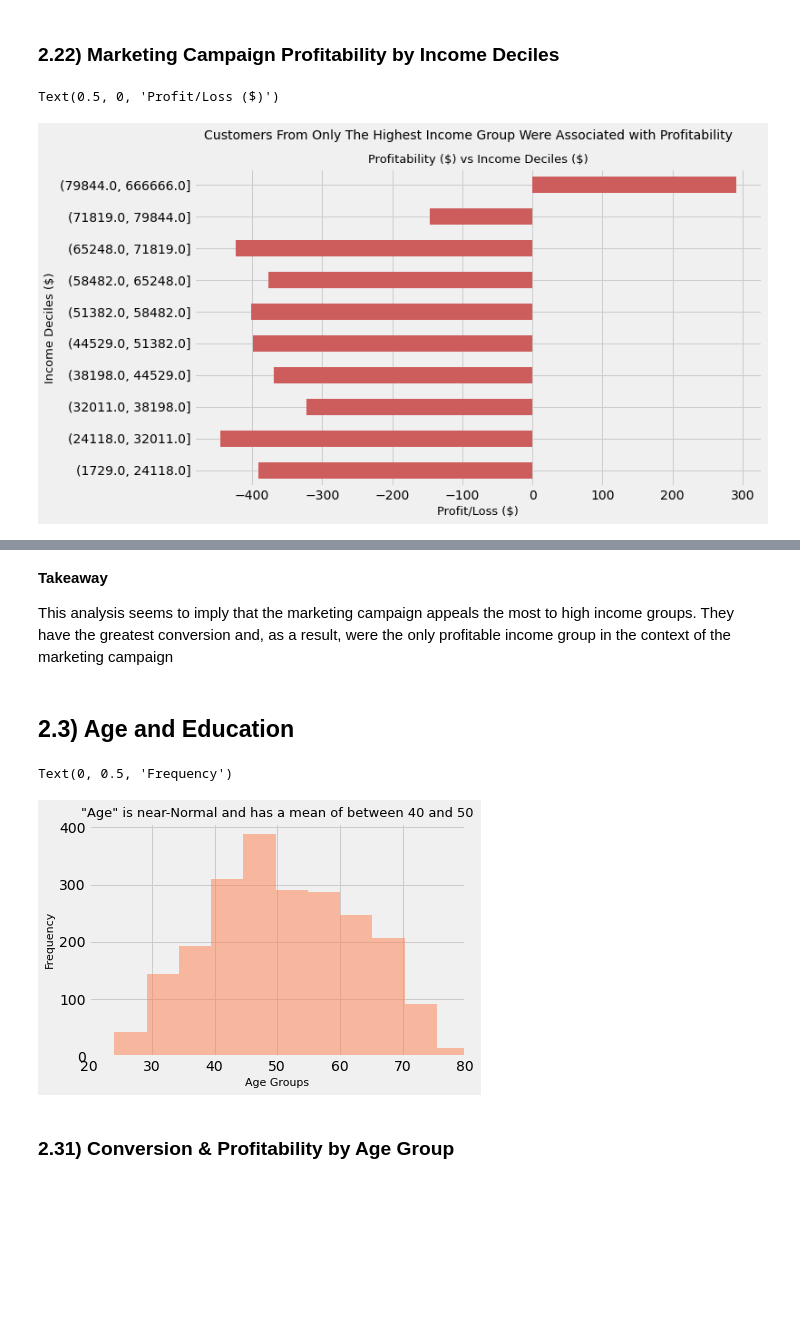
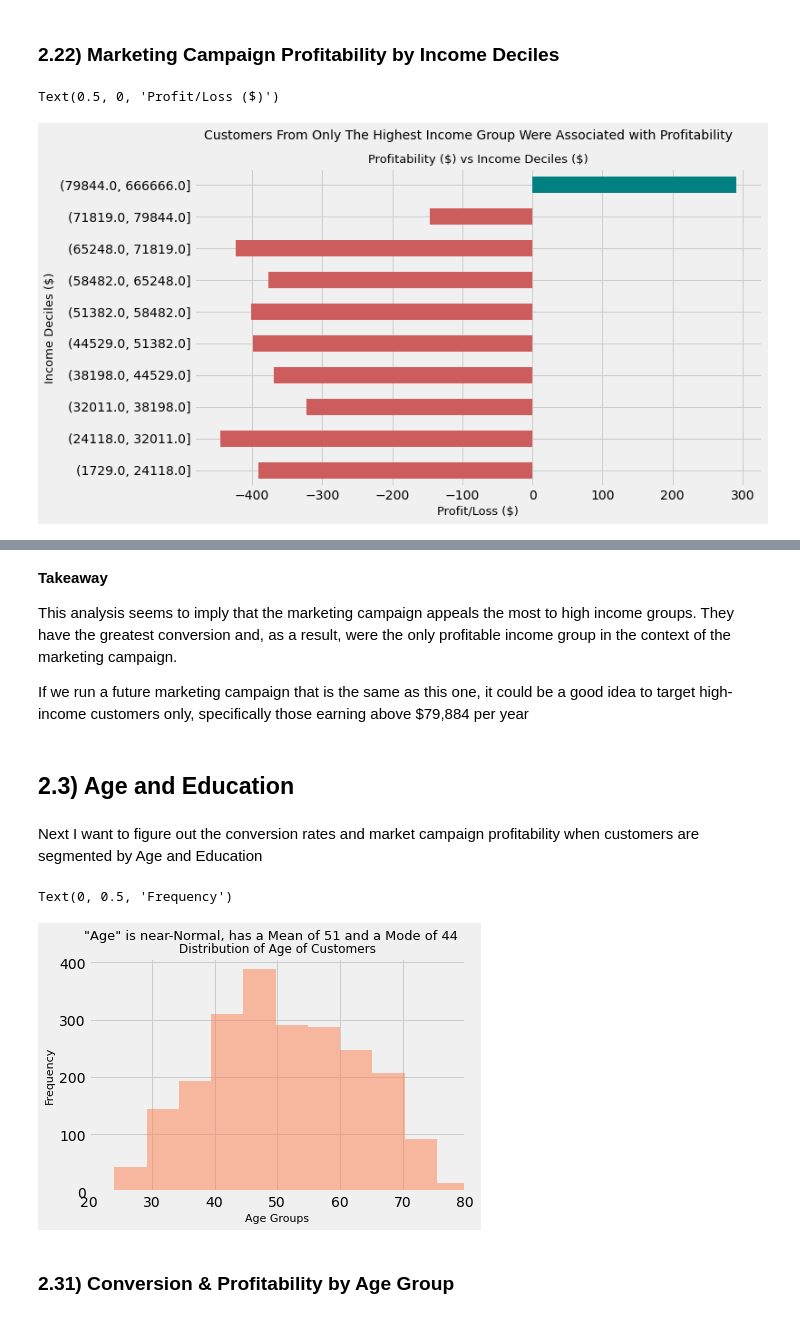
Before and after one commit to Taimur-Shabbir/in-progress-projects, a Jupyter notebook: CRM Analytics Project.ipynb, the cells around one changed output, grey strips where cells are left out. Saved outputs shown, nothing was run; the diff lists cells and outputs as text; code cells hidden in the pictures; blank space fills up the shorter version.

Commit message:
started date analysis + added markdown

```diff
--- a/CRM Analytics Project.ipynb
+++ b/CRM Analytics Project.ipynb
@@ -327,8 +327,15 @@ income_vs_conv.sort_values(by = 'Conversion Rate (%)', ascending = False)
 # %% [markdown]
 ### 2.22) Marketing Campaign Profitability by Income Deciles
 # %%
+lc = 'indianred'
+pc = 'teal'
+
 data.groupby('Income Deciles')['Profit'].sum().plot(kind = 'barh',
-                                                    color = 'indianred',
+                                                    color = [lc, lc,
+                                                             lc, lc,
+                                                             lc, lc,
+                                                             lc, lc,
+                                                             lc, pc],
                                                     figsize = (10, 6))
 
 
@@ -339,7 +346,7 @@ plt.ylabel('Income Deciles ($)', size = 13)
 plt.xlabel('Profit/Loss ($)', size = 13)
 # %% [output]
 Text(0.5, 0, 'Profit/Loss ($)')
-[figure, old version]
+[figure, new version]
 # %% [markdown]
 We have suffered losses in each and every single customer group except the highest incoming earning group when segmented by Income level.
 
@@ -347,22 +354,27 @@ This latter group were responsible for \\$291 in profit. Conversely, the greates
 # %% [markdown]
 **Takeaway**
 
-This analysis seems to imply that the marketing campaign appeals the most to high income groups. They have the greatest conversion and, as a result, were the only profitable income group in the context of the marketing campaign
+This analysis seems to imply that the marketing campaign appeals the most to high income groups. They have the greatest conversion and, as a result, were the only profitable income group in the context of the marketing campaign.
+
+If we run a future marketing campaign that is the same as this one, it could be a good idea to target high-income customers only, specifically those earning above $79,884 per year
 # %% [markdown]
 ## 2.3) Age and Education
+# %% [markdown]
+Next I want to figure out the conversion rates and market campaign profitability when customers are segmented by Age and Education
 # %%
-# Create "Age" variable
+# Create "Age" variable and plot histogram
 
 data['Age'] = 2020 - data['Year_Birth']
 data['Age'].hist(bins = 20, color = 'coral', alpha = 0.5)
 plt.xlim([20, 80])
 
-plt.title('"Age" is near-Normal and has a mean of between 40 and 50', size = 13)
+plt.suptitle('"Age" is near-Normal, has a Mean of 51 and a Mode of 44', size = 13)
+plt.title('Distribution of Age of Customers', size = 12)
 plt.xlabel('Age Groups', size = 11)
 plt.ylabel('Frequency', size = 11)
 # %% [output]
 Text(0, 0.5, 'Frequency')
-[figure, old version]
+[figure, new version]
 # %% [markdown]
 ### 2.31) Conversion & Profitability by Age Group
 # %%
```
Also changed, not shown: parts of 19 cells of this notebook.
